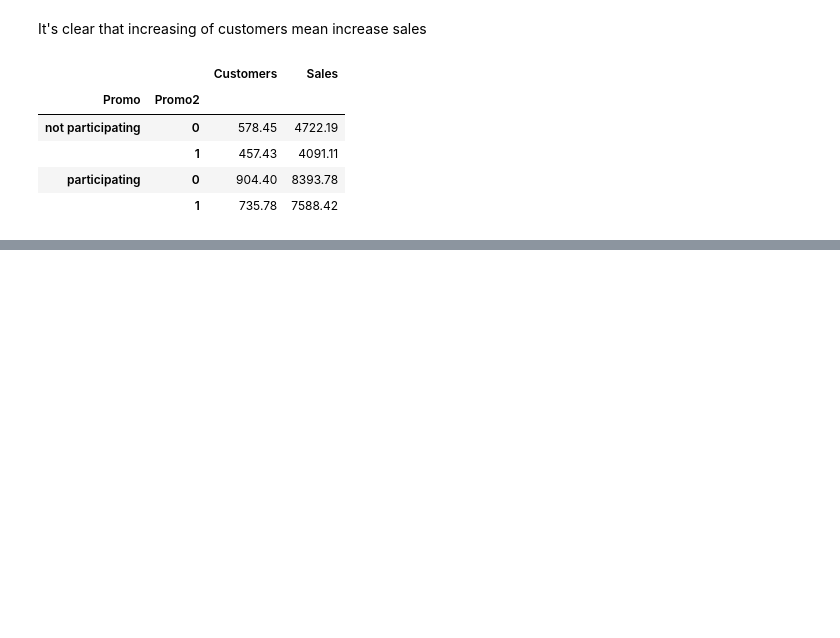
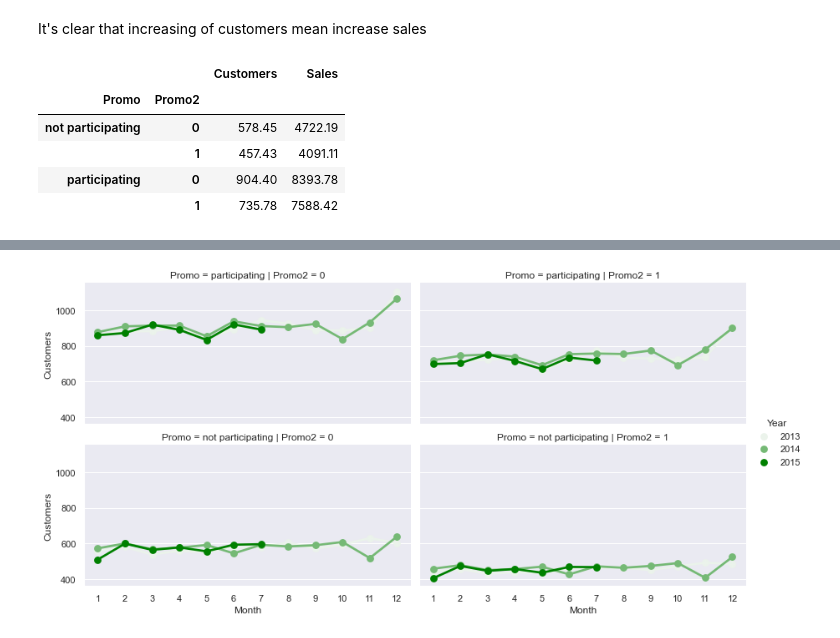
Before and after one commit to rafaesam/pharmaceutical_sales_prediction, a Jupyter notebook: notebooks/exploratory_data_analysis.ipynb, the cells around one changed output, grey strips where cells are left out. Drawn from its saved outputs; the diff is of its cells as text; code cells hidden in the pictures; blank space fills up the shorter version.

```diff
--- a/notebooks/exploratory_data_analysis.ipynb
+++ b/notebooks/exploratory_data_analysis.ipynb
@@ -192,0 +192,5 @@ plot = sns.factorplot(data=df_t_s, x='Month', y="Sales", hue='Year',
+# %%
+plot = sns.factorplot(data=df_t_s, x='Month', y="Customers", hue='Year',
+                    row='Promo', col='Promo2', color='green', size=3, aspect=2)
+# %% [output]
+[figure, added]
```
Also changed, not shown: parts of 10 cells of this notebook.
